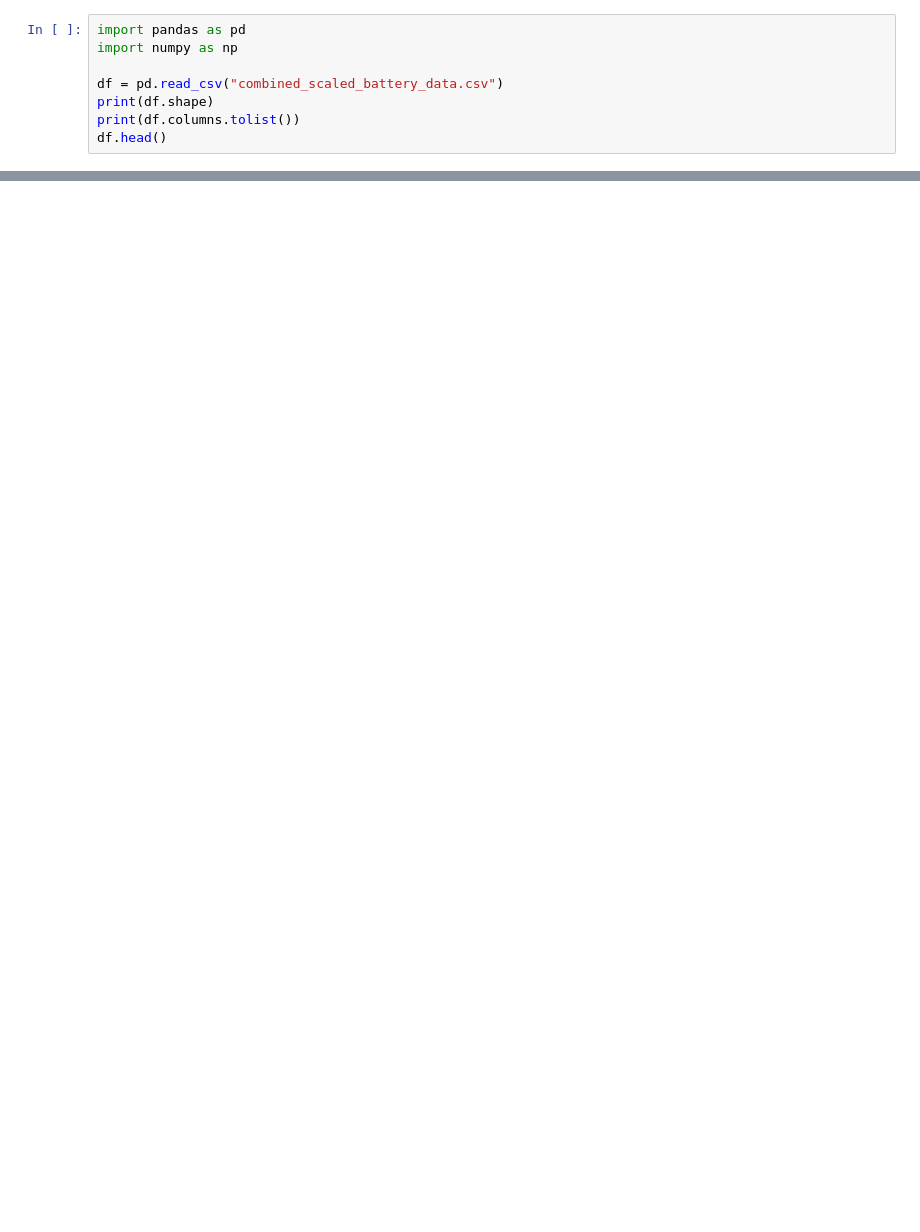
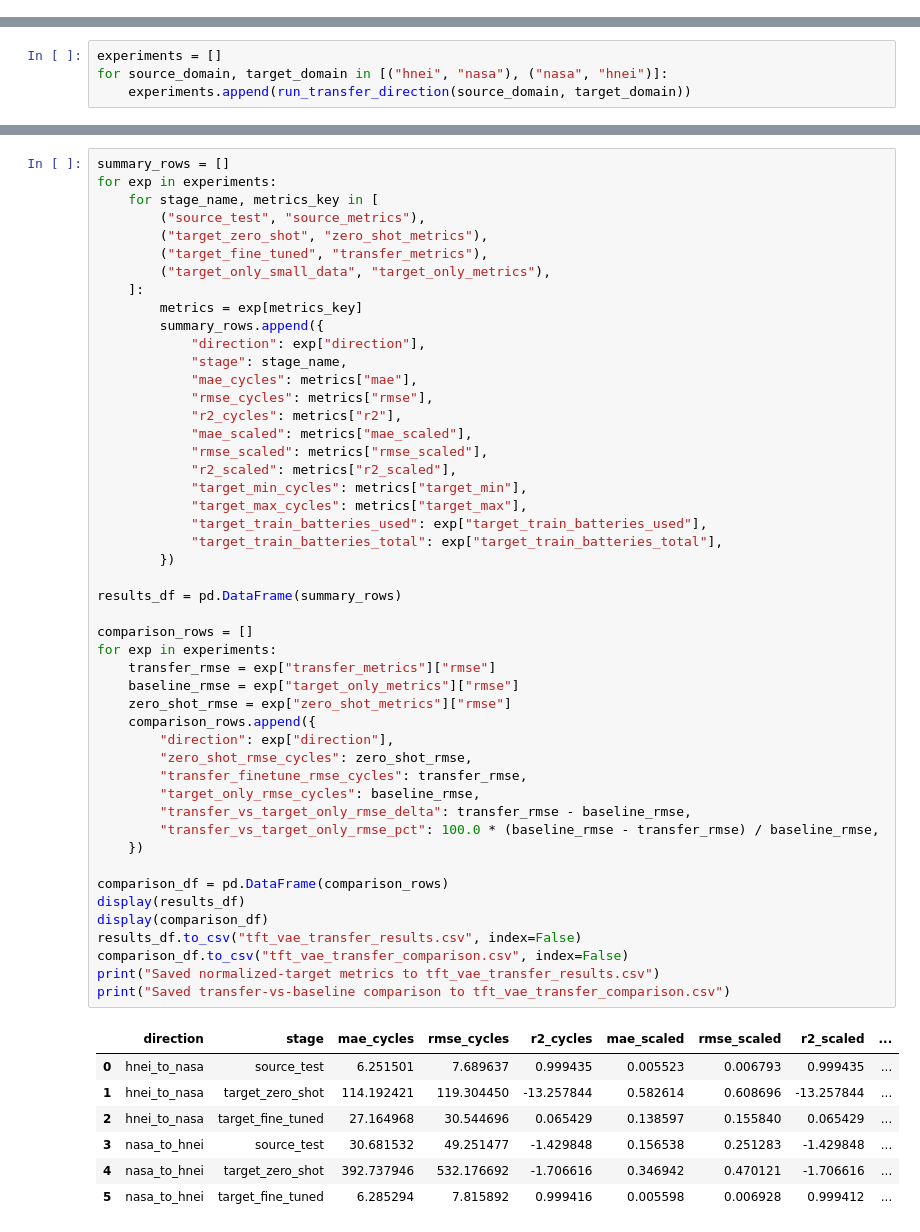
Before and after one commit to jeliang1111/DLProj, a Jupyter notebook: tft_hnei_to_nasa.ipynb, the cells around one changed output, grey strips where cells are left out. Saved outputs shown, nothing was run; the diff lists cells and outputs as text; blank space fills up the shorter version.

```diff
--- a/tft_hnei_to_nasa.ipynb
+++ b/tft_hnei_to_nasa.ipynb
@@ -1,8 +0,0 @@
-# %%
-import pandas as pd
-import numpy as np
-
-df = pd.read_csv("combined_scaled_battery_data.csv")
-print(df.shape)
-print(df.columns.tolist())
-df.head()
@@ -17,0 +785,4 @@ df.head()
+# %%
+experiments = []
+for source_domain, target_domain in [("hnei", "nasa"), ("nasa", "hnei")]:
+    experiments.append(run_transfer_direction(source_domain, target_domain))
@@ -17,0 +871,56 @@ df.head()
+# %%
+summary_rows = []
+for exp in experiments:
+    for stage_name, metrics_key in [
+        ("source_test", "source_metrics"),
+        ("target_zero_shot", "zero_shot_metrics"),
+        ("target_fine_tuned", "transfer_metrics"),
+        ("target_only_small_data", "target_only_metrics"),
+    ]:
+        metrics = exp[metrics_key]
+        summary_rows.append({
+            "direction": exp["direction"],
+            "stage": stage_name,
+            "mae_cycles": metrics["mae"],
+            "rmse_cycles": metrics["rmse"],
+            "r2_cycles": metrics["r2"],
+            "mae_scaled": metrics["mae_scaled"],
+            "rmse_scaled": metrics["rmse_scaled"],
+            "r2_scaled": metrics["r2_scaled"],
+            "target_min_cycles": metrics["target_min"],
+            "target_max_cycles": metrics["target_max"],
+            "target_train_batteries_used": exp["target_train_batteries_used"],
+            "target_train_batteries_total": exp["target_train_batteries_total"],
+        })
+
+results_df = pd.DataFrame(summary_rows)
+
+comparison_rows = []
+for exp in experiments:
+    transfer_rmse = exp["transfer_metrics"]["rmse"]
+    baseline_rmse = exp["target_only_metrics"]["rmse"]
+    zero_shot_rmse = exp["zero_shot_metrics"]["rmse"]
+    comparison_rows.append({
+        "direction": exp["direction"],
+        "zero_shot_rmse_cycles": zero_shot_rmse,
+        "transfer_finetune_rmse_cycles": transfer_rmse,
+        "target_only_rmse_cycles": baseline_rmse,
+        "transfer_vs_target_only_rmse_delta": transfer_rmse - baseline_rmse,
+        "transfer_vs_target_only_rmse_pct": 100.0 * (baseline_rmse - transfer_rmse) / baseline_rmse,
+    })
+
+comparison_df = pd.DataFrame(comparison_rows)
+display(results_df)
+display(comparison_df)
+results_df.to_csv("tft_vae_transfer_results.csv", index=False)
+comparison_df.to_csv("tft_vae_transfer_comparison.csv", index=False)
+print("Saved normalized-target metrics to tft_vae_transfer_results.csv")
+print("Saved transfer-vs-baseline comparison to tft_vae_transfer_comparison.csv")
+# %% [output]
+|  | direction | stage | mae_cycles | rmse_cycles | r2_cycles | mae_scaled | rmse_scaled | r2_scaled | ... |
+| 0 | hnei_to_nasa | source_test | 6.251501 | 7.689637 | 0.999435 | 0.005523 | 0.006793 | 0.999435 | ... |
+| 1 | hnei_to_nasa | target_zero_shot | 114.192421 | 119.304450 | -13.257844 | 0.582614 | 0.608696 | -13.257844 | ... |
+| 2 | hnei_to_nasa | target_fine_tuned | 27.164968 | 30.544696 | 0.065429 | 0.138597 | 0.155840 | 0.065429 | ... |
+| 3 | nasa_to_hnei | source_test | 30.681532 | 49.251477 | -1.429848 | 0.156538 | 0.251283 | -1.429848 | ... |
+| 4 | nasa_to_hnei | target_zero_shot | 392.737946 | 532.176692 | -1.706616 | 0.346942 | 0.470121 | -1.706616 | ... |
+| 5 | nasa_to_hnei | target_fine_tuned | 6.285294 | 7.815892 | 0.999416 | 0.005598 | 0.006928 | 0.999412 | ... |
```
Also changed, not shown: parts of 19 cells of this notebook, 50 other files.
